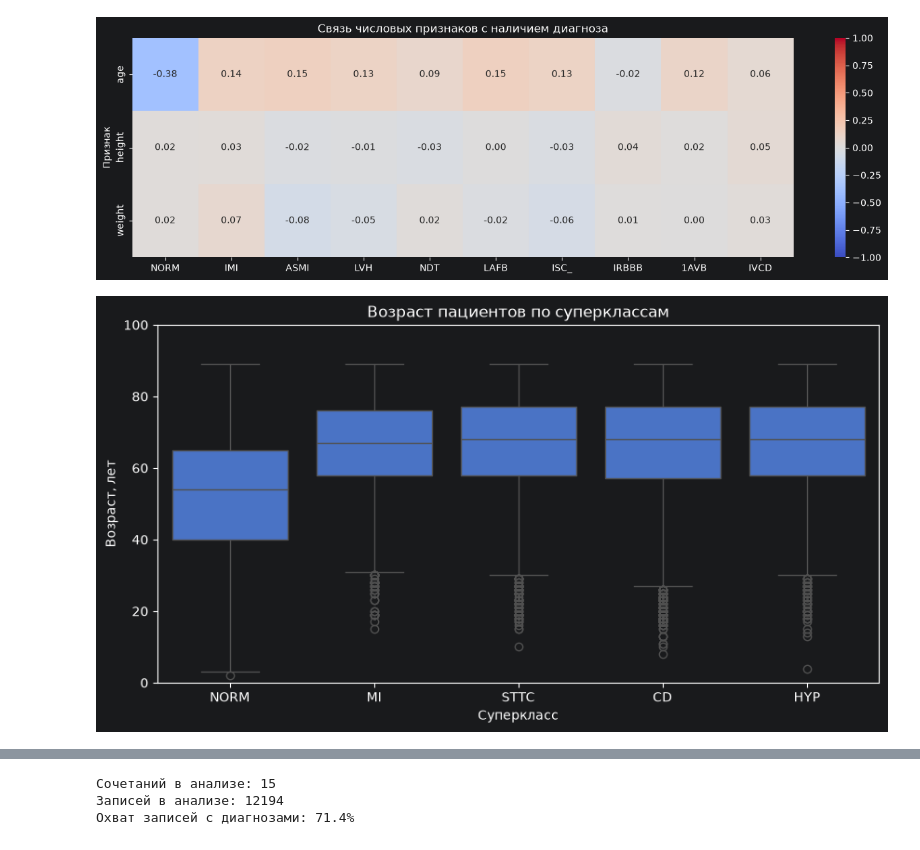
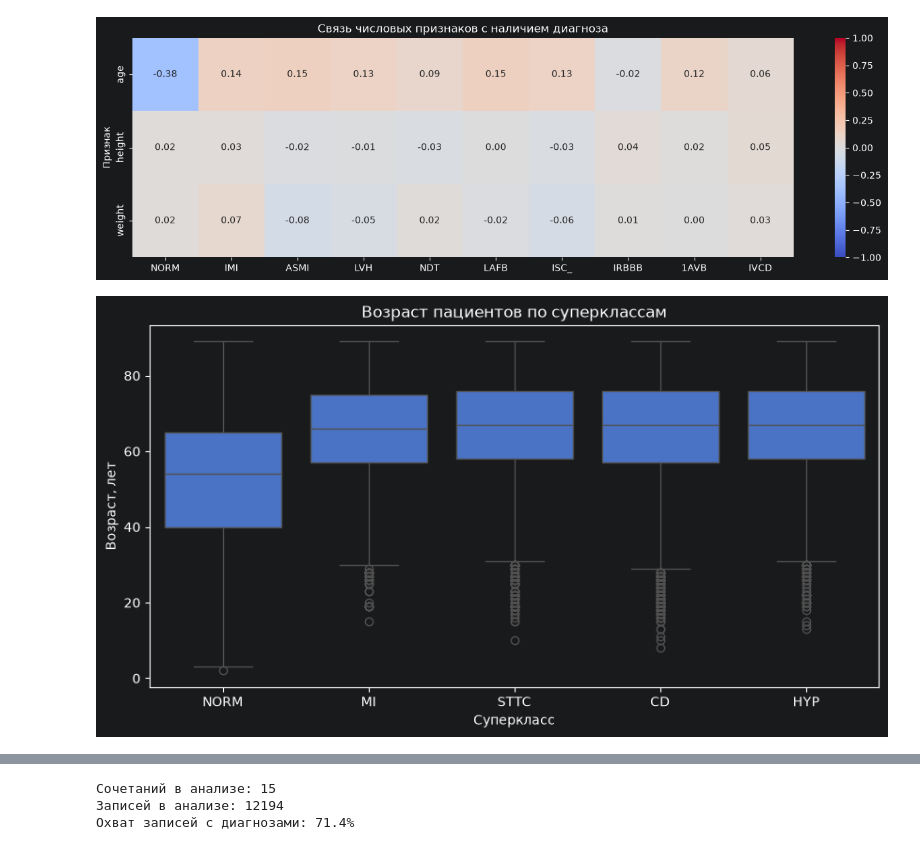
Before and after one commit to phntm738/ml-masters-project, a Jupyter notebook: EDA/EDA.ipynb, the cells around one changed output, grey strips where cells are left out. Saved outputs shown, nothing was run; the diff lists cells and outputs as text; code cells hidden in the pictures.

```diff
--- a/EDA/EDA.ipynb
+++ b/EDA/EDA.ipynb
@@ -310,0 +379,4 @@ plt.show()
+# %%
+ptbxl_database = ptbxl_database[
+    ptbxl_database["diagnostic_classes"].apply(lambda x: len(x) > 0)
+]
@@ -310,0 +519,10 @@ plt.show()
+# %%
+train_data = ptbxl_database.loc[ptbxl_database['strat_fold'].between(1, 8)].copy()
+train_data = train_data.reset_index(drop=True)
+val_data   = ptbxl_database.loc[ptbxl_database['strat_fold'] == 9].copy()
+test_data  = ptbxl_database.loc[ptbxl_database['strat_fold'] == 10].copy()
+
+print(f"Train: {len(train_data)} записей")
+print(f"Val:   {len(val_data)} записей")
+print(f"Test:  {len(test_data)} записей")
+print(f"Всего: {len(train_data) + len(val_data) + len(test_data)} из {len(ptbxl_database)}")
@@ -313,7 +730,6 @@ plt.show()
 # %%
 # Обучающая часть для исследовательского анализа
-data = ptbxl_database.loc[ptbxl_database['strat_fold'].between(1, 8)].copy()
-data = data.reset_index(drop=True)
+data = train_data
 
 # Числовые признаки
 num_cols = ['age', 'height', 'weight']
@@ -460,20 +876,20 @@ plt.show()
 # %% [output]
 [figure]
 # %%
-df_age = ptbxl_database.explode("diagnostic_classes", ignore_index=True)
+df_age = data.explode("diagnostic_classes", ignore_index=True)
 plt.figure(figsize=(10, 5))
 
 sns.boxplot(
     data=df_age,
     x="diagnostic_classes",
     y="age",
     order=["NORM", "MI", "STTC", "CD", "HYP"]
 )
 
 plt.title("Возраст пациентов по суперклассам")
 plt.xlabel("Суперкласс")
 plt.ylabel("Возраст, лет")
-plt.ylim(0, 100)
+
 plt.show()
 # %% [output]
-[figure, old version]
+[figure, new version]
```
Also changed, not shown: parts of 82 cells of this notebook, 3 other files.
